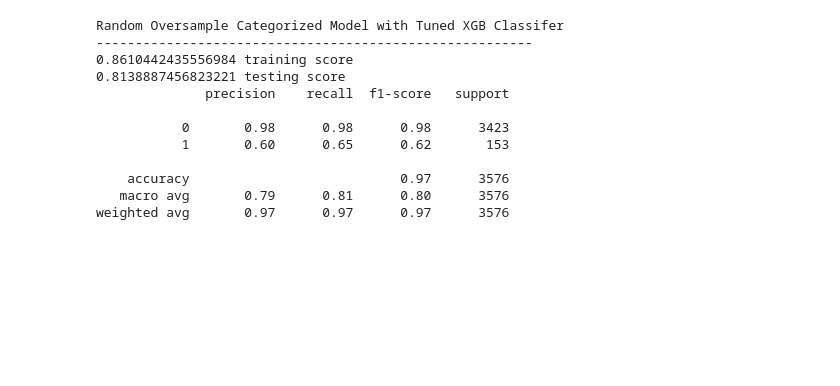
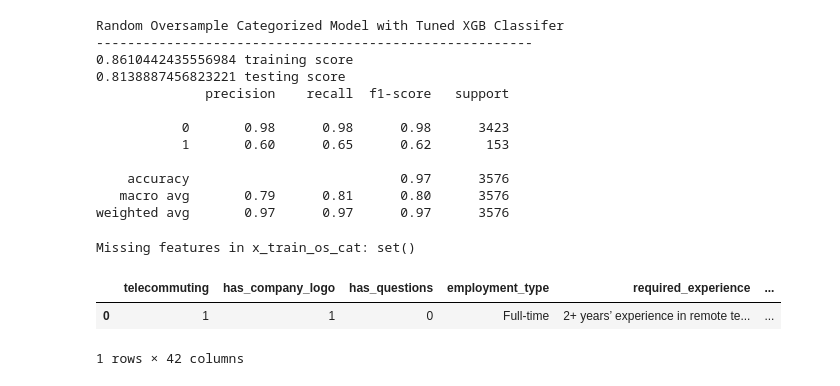
Before and after one commit to jebamania/group-project-2, a Jupyter notebook: XG Boosted Trees.ipynb, the cells around one changed output. Cells and saved outputs as stored; diff of their text form; code cells hidden in the pictures; blank space fills up the shorter version.

```diff
--- a/XG Boosted Trees.ipynb
+++ b/XG Boosted Trees.ipynb
@@ -568,3 +565,40 @@ Random Oversample Categorized Model with Tuned XGB Classifer
     accuracy                           0.97      3576
    macro avg       0.79      0.81      0.80      3576
 weighted avg       0.97      0.97      0.97      3576
+# %%
+x_train_os_cat.head()
+
+# compare features of x_train_os_cat and df_test to print any missing features
+missing_features = set(df_test.columns) - set(x_train_os_cat.columns)
+print("Missing features in x_train_os_cat:", missing_features)
+# %% [output]
+Missing features in x_train_os_cat: set()
+# %%
+df_test = pd.read_csv('./test_run.csv')
+
+df_test.drop(['company_profile','description','requirements','benefits','location','salary_range','title'], axis=1, inplace=True)
+df_test['department'] = df['department'].fillna('Unknown')
+df_test = df_test.fillna(0)
+
+dept_encoded = ohe.transform(df_test[['department']])
+dept_encoded_dense = dept_encoded.toarray()
+dept_df = pd.DataFrame(dept_encoded_dense, columns=ohe.get_feature_names_out(["department"]))
+df_test = df_test.join(dept_df.fillna(-1))
+df_test.drop(['department'], axis=1, inplace=True)
+df_test = df_test.fillna(-1)
+
+
+df_test[categorical] = df_test[categorical].astype('category')
+
+# add the department_unknown column
+df_test['department_Unknown'] = 0
+# df_test['department_Undefined'] = 0
+
+# drop the department_Undefined column
+df_test.drop(['department_Undefined'], axis=1, inplace=True)
+
+df_test.head()
+# %% [output]
+|  | telecommuting | has_company_logo | has_questions | employment_type | required_experience | ... |
+| 0 | 1 | 1 | 0 | Full-time | 2+ years’ experience in remote te... | ... |
+1 rows × 42 columns
```
Also changed, not shown: parts of 4 cells of this notebook, 1 other file.
